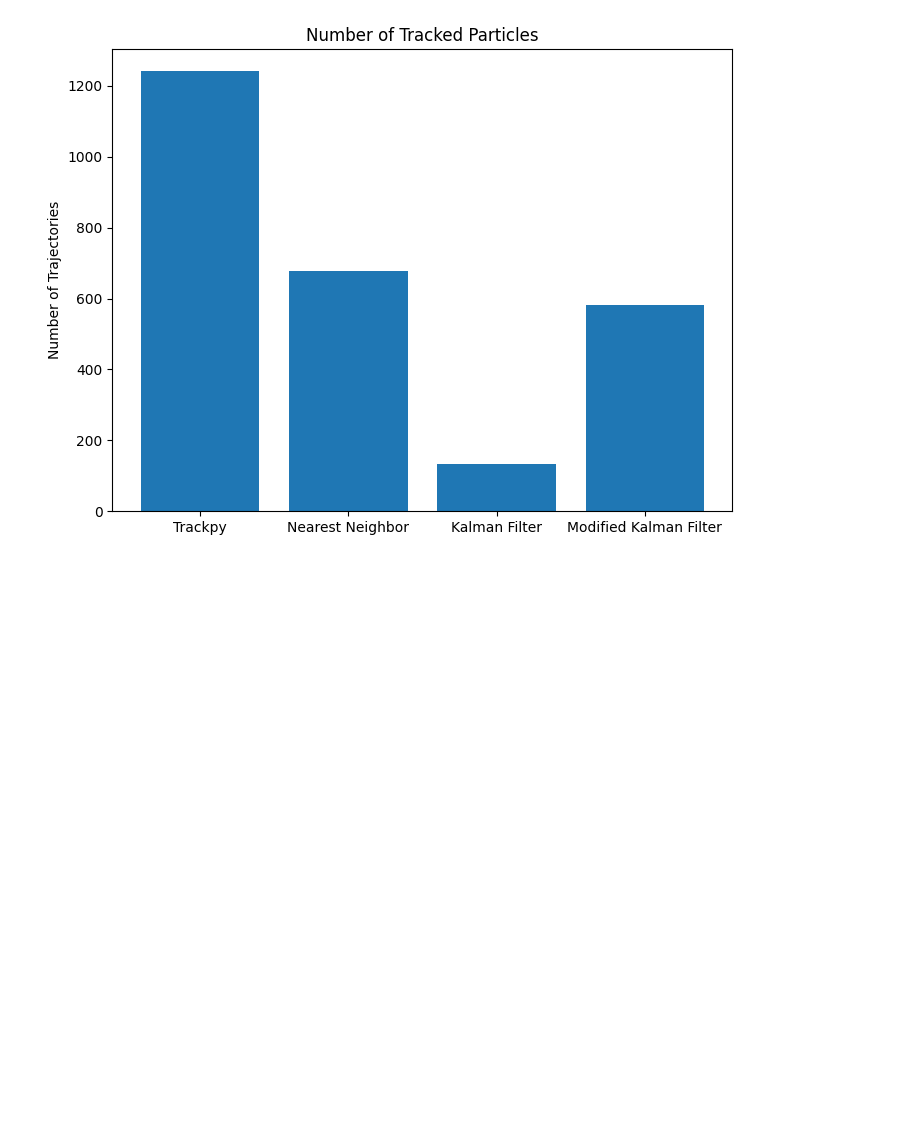
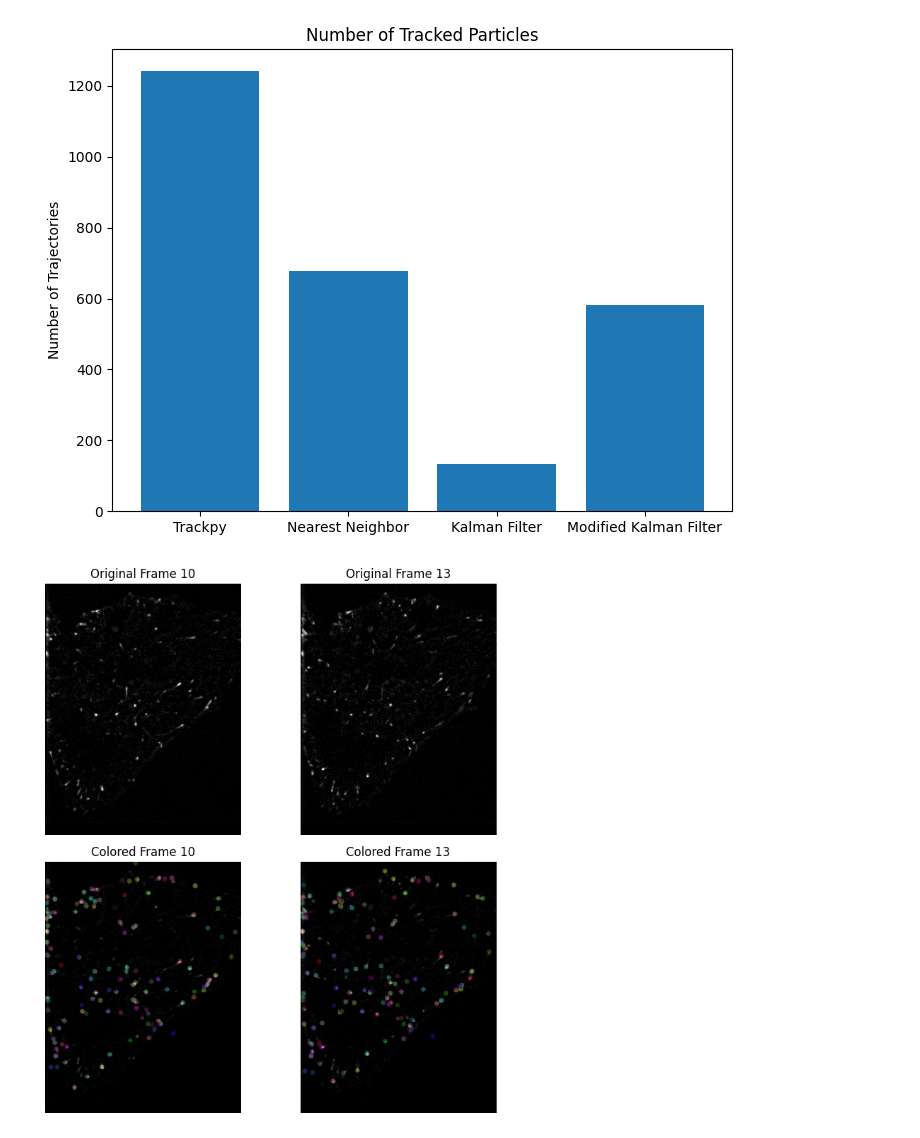
Before and after one commit to ramy-code/particle_tracking, a Jupyter notebook: notebook.ipynb, the cells around one changed output. Saved outputs shown, nothing was run; the diff lists cells and outputs as text; code cells hidden in the pictures; blank space fills up the shorter version.

```diff
--- a/notebook.ipynb
+++ b/notebook.ipynb
@@ -89,7 +89,7 @@ Frame 270: 12 trajectories present.
 num_trajectories = len(trackpy_trajectories)
 colors = np.random.randint(0, 255, size=(num_trajectories, 3))
 # %%
-colored_sequence = color_sequence(trackpy_trajectories)
+colored_sequence = color_sequence(kalman_trajectories)
 # %%
 save_as_video(colored_sequence, 'tracked_particles3.avi', fps=30)
 # %% [output]
@@ -154,3 +154,41 @@ plt.title('Number of Tracked Particles')
 plt.show()
 # %% [output]
 [figure]
+# %%
+# Sample frames (adjust indices as needed)
+frame_index_1 = 10
+frame_index_2 = frame_index_1 + 3
+
+# Get original and colored frames
+original_frame_1 = frames[frame_index_1]
+original_frame_2 = frames[frame_index_2]
+colored_frame_1 = colored_sequence[frame_index_1]
+colored_frame_2 = colored_sequence[frame_index_2]
+
+# Display the original and colored frames
+plt.figure(figsize=(8, 8))
+
+plt.subplot(2, 2, 1)
+plt.title(f'Original Frame {frame_index_1}')
+plt.imshow(original_frame_1, cmap='gray')
+plt.axis('off')
+
+plt.subplot(2, 2, 2)
+plt.title(f'Original Frame {frame_index_2}')
+plt.imshow(original_frame_2, cmap='gray')
+plt.axis('off')
+
+plt.subplot(2, 2, 3)
+plt.title(f'Colored Frame {frame_index_1}')
+plt.imshow(colored_frame_1)
+plt.axis('off')
+
+plt.subplot(2, 2, 4)
+plt.title(f'Colored Frame {frame_index_2}')
+plt.imshow(colored_frame_2)
+plt.axis('off')
+
+plt.tight_layout()
+plt.show()
+# %% [output]
+[figure, added]
```
Also changed, not shown: parts of 1 cell of this notebook, 1 other file.
